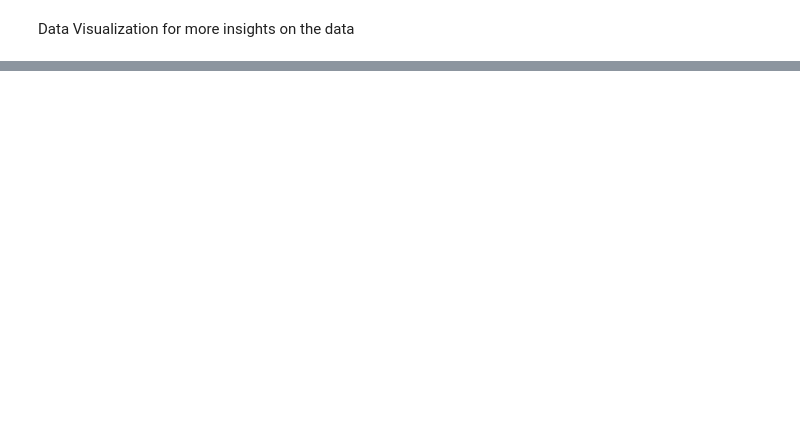
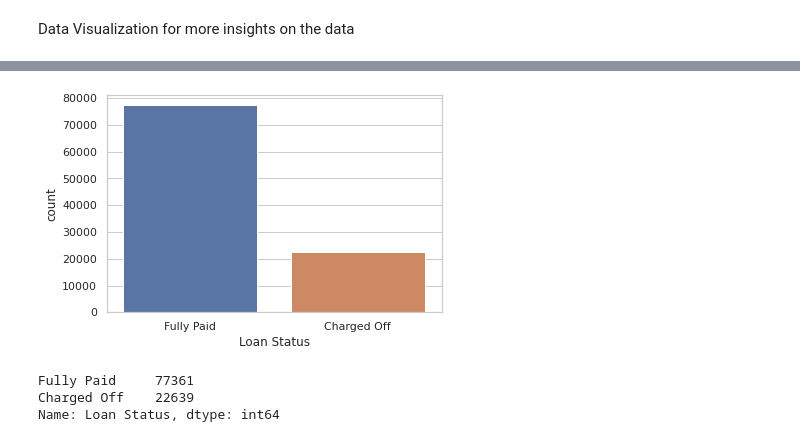
Before and after one commit to Ayobami6/ProjectCollaboration.github.io, a Jupyter notebook: Loan_Prediction_Project.ipynb, the cells around one changed output, grey strips where cells are left out. Cells and saved outputs as stored; diff of their text form; code cells hidden in the pictures; blank space fills up the shorter version.

```diff
--- a/Loan_Prediction_Project.ipynb
+++ b/Loan_Prediction_Project.ipynb
@@ -304,0 +287,2 @@ last5_rows(df_data_1)
+# %%
+df_data_1['Years of Credit History'] =df_data_1['Years of Credit History'].astype(int)
@@ -304,0 +319,2 @@ last5_rows(df_data_1)
+# %%
+df_data_1.drop('Bankruptcies', axis='columns', inplace=True)
@@ -304,0 +330,2 @@ last5_rows(df_data_1)
+# %%
+df_data_1[['Number of Open Accounts', 'Number of Credit Problems']] = df_data_1[['Number of Open Accounts', 'Number of Credit Problems']].astype(int)
@@ -304,0 +352,10 @@ last5_rows(df_data_1)
+# %%
+sns.countplot(data=df_data_1, x = 'Loan Status');
+# %% [output]
+[figure, added]
+# %%
+df_data_1['Loan Status'].value_counts()
+# %% [output]
+Fully Paid     77361
+Charged Off    22639
+Name: Loan Status, dtype: int64
```
Also changed, not shown: parts of 24 cells of this notebook.
